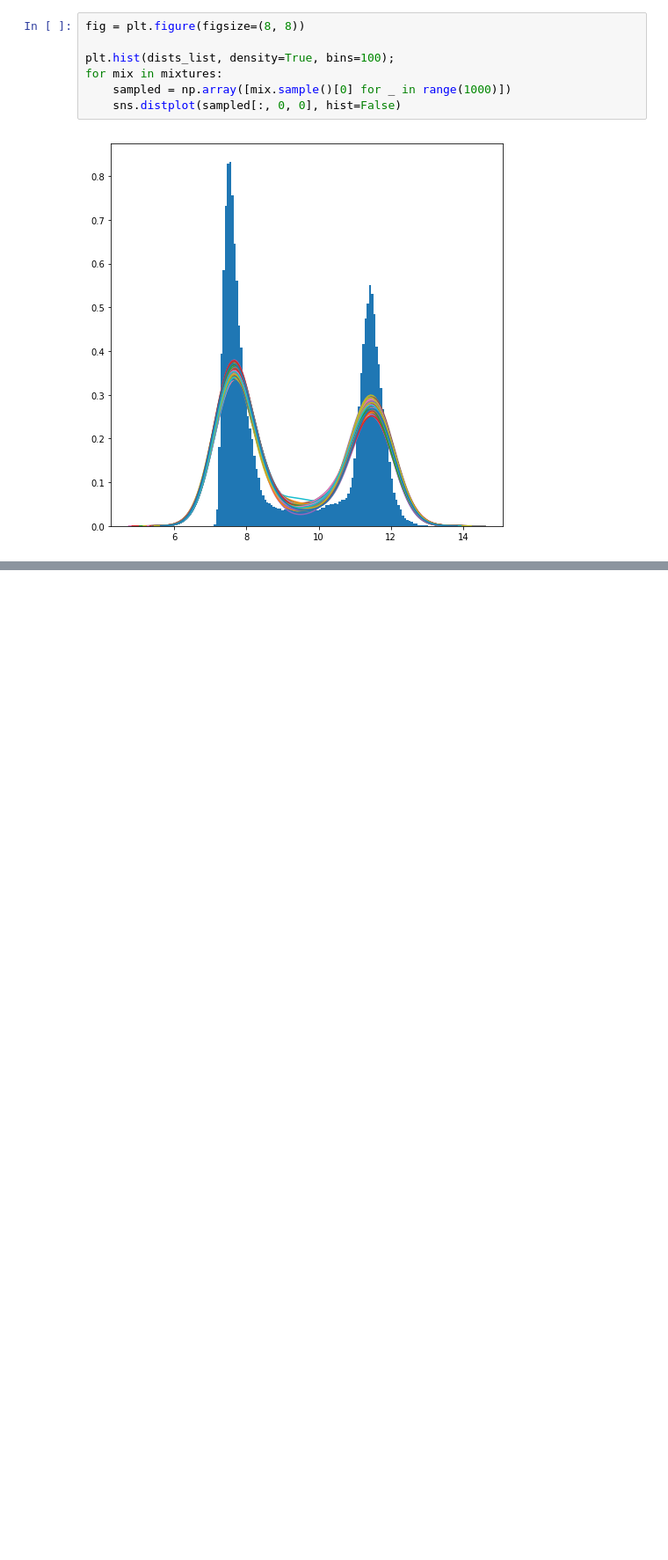
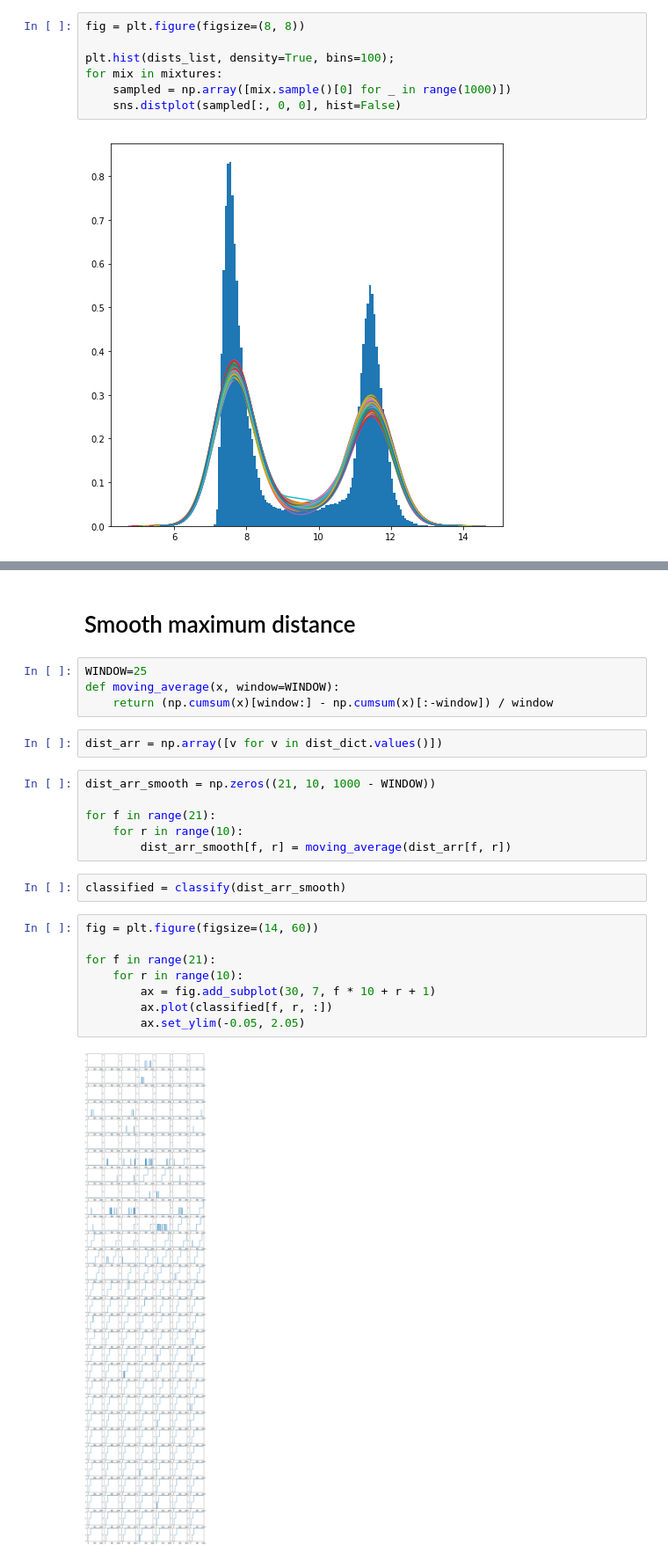
Before and after one commit to artemkondyukov/catch_bonds, a Jupyter notebook: notebooks/AssociationNucleus_1sq0.ipynb, the cells around one changed output, grey strips where cells are left out. Shown: that part at 88% size. Saved outputs shown, nothing was run; the diff lists cells and outputs as text; blank space fills up the shorter version.

Commit message:
Smoothing and finding contacts.

```diff
--- a/notebooks/AssociationNucleus_1sq0.ipynb
+++ b/notebooks/AssociationNucleus_1sq0.ipynb
@@ -225,0 +293,26 @@ array([  2.11460771e-01,   6.76212760e-02,   3.66321279e-36])
+# %% [markdown]
+# Smooth maximum distance
+# %%
+WINDOW=25
+def moving_average(x, window=WINDOW):
+    return (np.cumsum(x)[window:] - np.cumsum(x)[:-window]) / window
+# %%
+dist_arr = np.array([v for v in dist_dict.values()])
+# %%
+dist_arr_smooth = np.zeros((21, 10, 1000 - WINDOW))
+
+for f in range(21):
+    for r in range(10):
+        dist_arr_smooth[f, r] = moving_average(dist_arr[f, r])
+# %%
+classified = classify(dist_arr_smooth)
+# %%
+fig = plt.figure(figsize=(14, 60))
+
+for f in range(21):
+    for r in range(10):
+        ax = fig.add_subplot(30, 7, f * 10 + r + 1)
+        ax.plot(classified[f, r, :])
+        ax.set_ylim(-0.05, 2.05)
+# %% [output]
+[figure, added]
```
Also changed, not shown: parts of 26 cells of this notebook.
